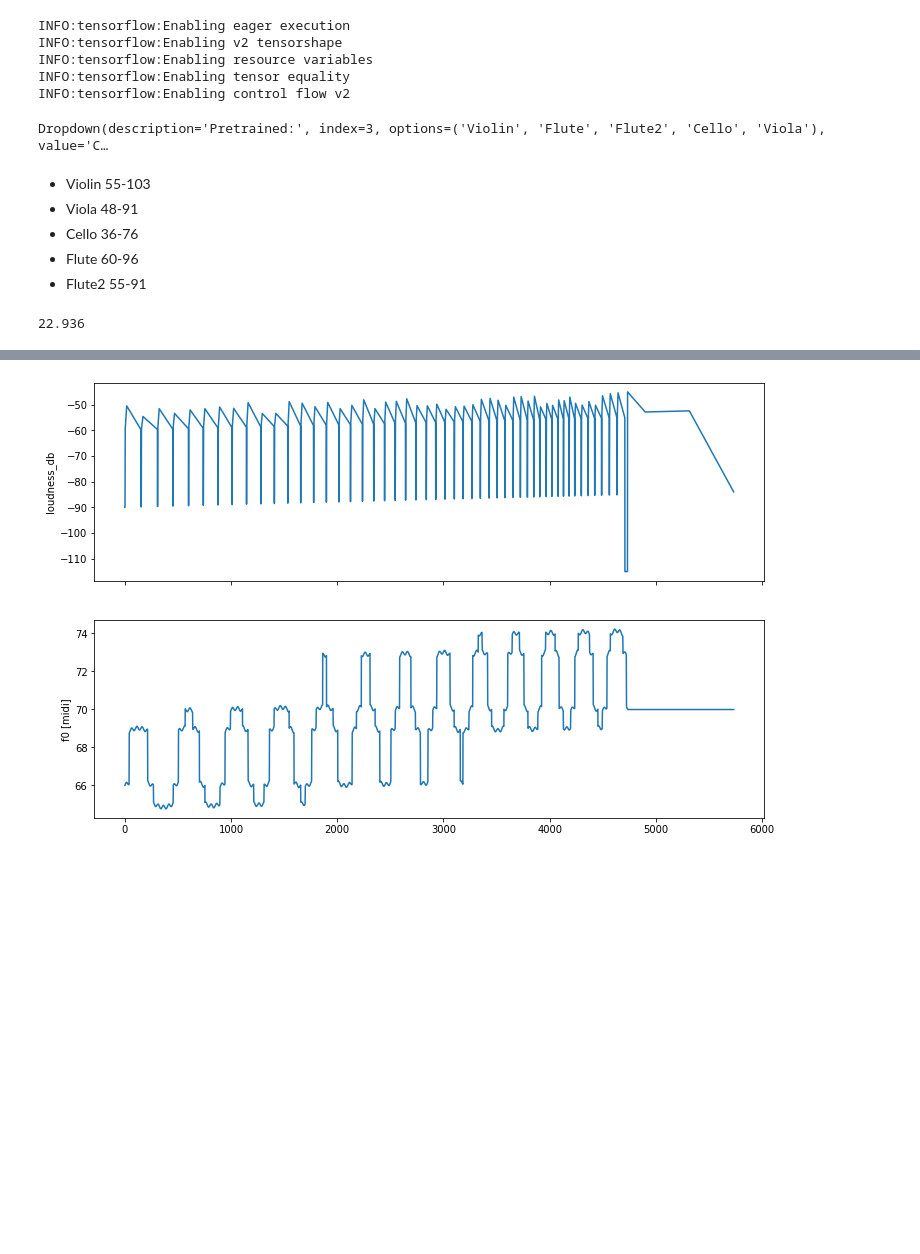
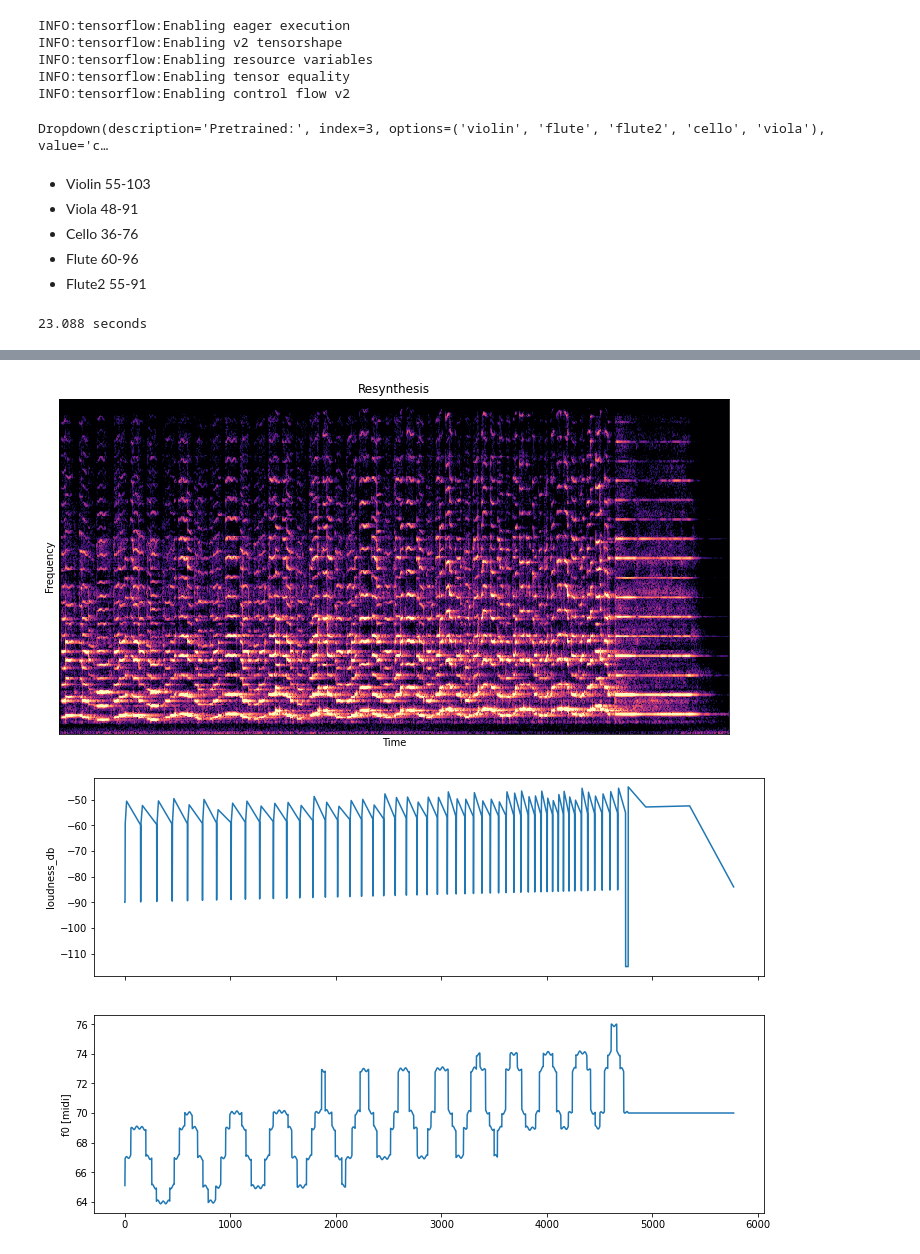
Before and after one commit to kureta/film, a Jupyter notebook: film.ipynb, the cells around one changed output, grey strips where cells are left out. Cells and saved outputs as stored; diff of their text form; code cells hidden in the pictures; blank space fills up the shorter version.

```diff
--- a/film.ipynb
+++ b/film.ipynb
@@ -75,13 +112,13 @@ def rebuild_model():
 # %%
 pretrained = widgets.Dropdown(
-    options=['Violin', 'Flute', 'Flute2', 'Cello', 'Viola'],
-    value='Cello',
+    options=['violin', 'flute', 'flute2', 'cello', 'viola'],
+    value='cello',
     description='Pretrained:',
     disabled=False,
 )
 display(pretrained)
 # %% [output]
-Dropdown(description='Pretrained:', index=3, options=('Violin', 'Flute', 'Flute2', 'Cello', 'Viola'), value='C…
+Dropdown(description='Pretrained:', index=3, options=('violin', 'flute', 'flute2', 'cello', 'viola'), value='c…
 # %% [markdown]
 - Violin 55-103
 - Viola 48-91
@@ -89,6 +126,8 @@ Dropdown(description='Pretrained:', index=3, options=('Violin', 'Flute', 'Flute2
 - Flute 60-96
 - Flute2 55-91
 # %%
+# ====== Loudness ======
+
 loudness = []
 dur = 0.6
 delta = -0.01
@@ -107,32 +146,18 @@ loudness += np.linspace(0, 6, len(loudness))
 
 n_steps = len(loudness)
 duration = n_steps * step_dur
-print(duration)
+print(f'{duration} seconds')
 
 t = np.linspace(0, duration, n_steps)
 pitch = linear_oscillate(t, 0.1, 0.5, 60+6, 3, 0, 1)
 
 pitch += np.linspace(0, 8, n_steps)
-pitch = autotune(pitch, 0.9, scale='augmented', rotate=0, offset=2)
+pitch = autotune(pitch, 0.9, scale='harmonic_minor', rotate=0, offset=2)
 pitch += oscillate(t, 5, 0, 0.1)
 pitch[-1000:] = pitch[-1000]
 
-af = {
-    'f0_hz': librosa.midi_to_hz(pitch),
-    'loudness_db': loudness
-}
+# ====== Generate ======
 
-# Plot
-fig, ax = plt.subplots(nrows=2,
-                       ncols=1,
-                       sharex=True,
-                       figsize=(12, 8))
-
-ax[0].plot(af['loudness_db'])
-ax[0].set_ylabel('loudness_db')
-
-ax[1].plot(librosa.hz_to_midi(af['f0_hz']))
-ax[1].set_ylabel('f0 [midi]')
-model = rebuild_model()
+audio = generate(pitch, loudness)
 # %% [output]
-22.936
+23.088 seconds
@@ -139 +165,2 @@ model = rebuild_model()
-[figure, old version]
+[figure, new version]
+[figure, added]
```
Also changed, not shown: parts of 4 cells of this notebook.
